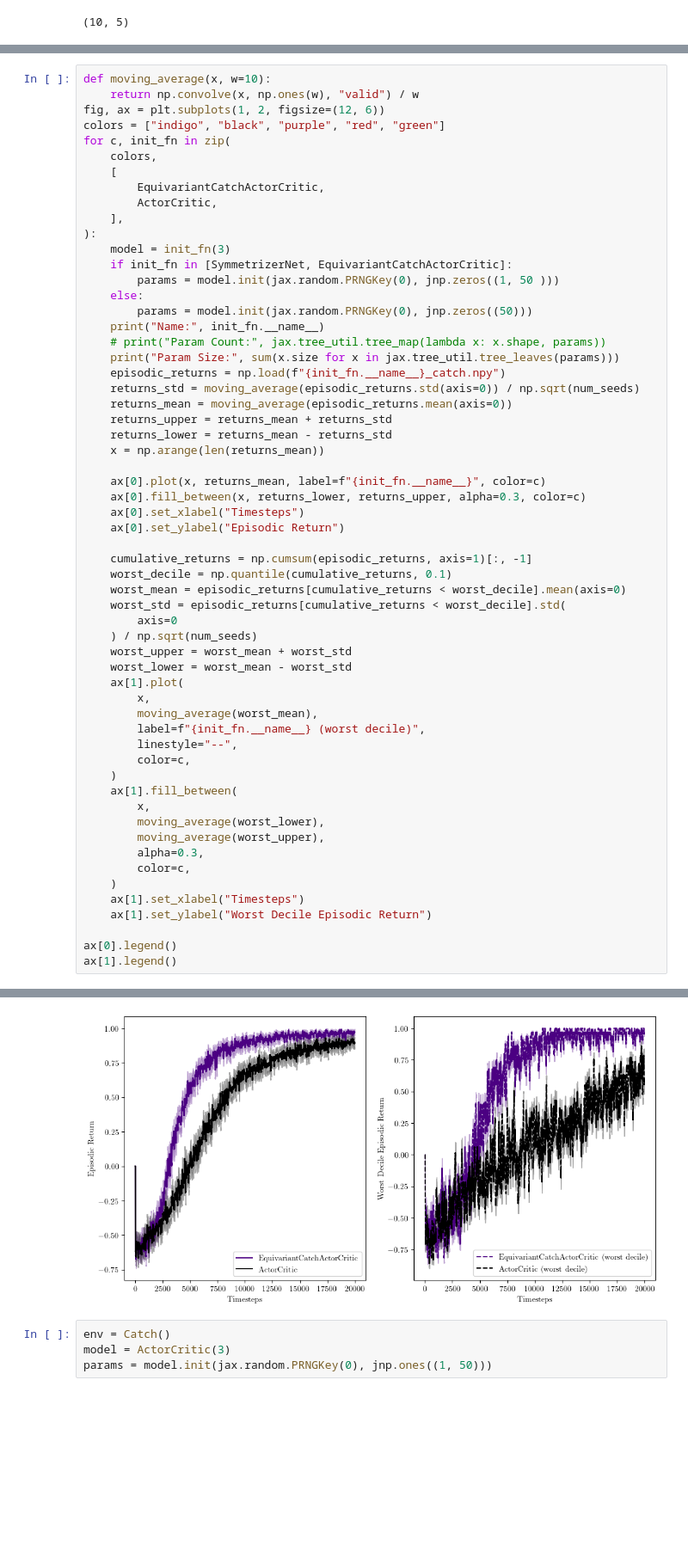
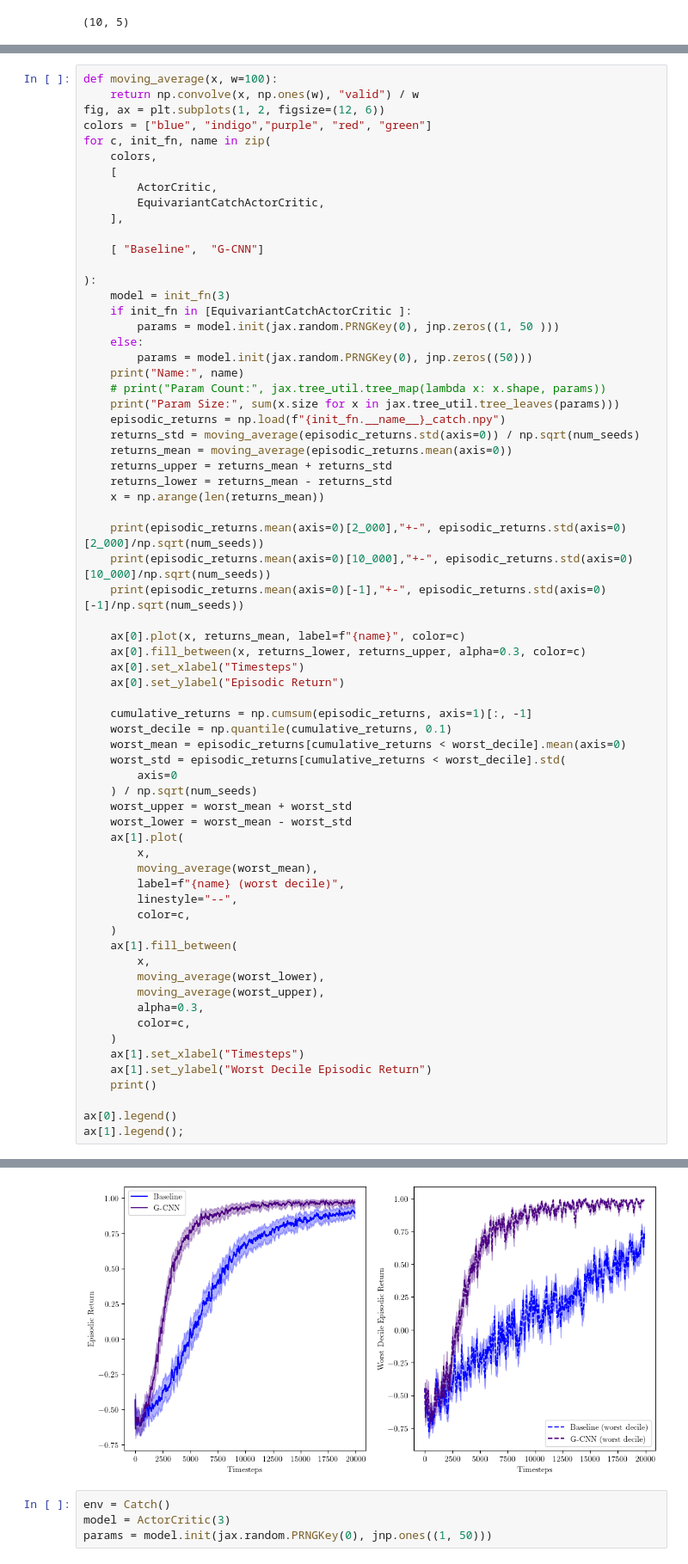
Before and after one commit to seancraven/mono_ms, a Jupyter notebook: base_rl/mf_plotting_catch.ipynb, the cells around one changed output, grey strips where cells are left out. Shown at 86% size. Saved outputs shown, nothing was run; the diff lists cells and outputs as text; blank space fills up the shorter version.

Commit message:
Small changes for plotting

```diff
--- a/base_rl/mf_plotting_catch.ipynb
+++ b/base_rl/mf_plotting_catch.ipynb
@@ -57,23 +43,26 @@ for net_init in [
 ActorCritic
 EquivariantCatchActorCritic
 # %%
-def moving_average(x, w=10):
+def moving_average(x, w=100):
     return np.convolve(x, np.ones(w), "valid") / w
 fig, ax = plt.subplots(1, 2, figsize=(12, 6))
-colors = ["indigo", "black", "purple", "red", "green"]
-for c, init_fn in zip(
+colors = ["blue", "indigo","purple", "red", "green"]
+for c, init_fn, name in zip(
     colors,
     [
+        ActorCritic,
         EquivariantCatchActorCritic,
-        ActorCritic,
     ],
+
+    [ "Baseline",  "G-CNN"]
+
 ):
     model = init_fn(3)
-    if init_fn in [SymmetrizerNet, EquivariantCatchActorCritic]:
+    if init_fn in [EquivariantCatchActorCritic ]:
         params = model.init(jax.random.PRNGKey(0), jnp.zeros((1, 50 )))
     else:
         params = model.init(jax.random.PRNGKey(0), jnp.zeros((50)))
-    print("Name:", init_fn.__name__)
+    print("Name:", name)
     # print("Param Count:", jax.tree_util.tree_map(lambda x: x.shape, params))
     print("Param Size:", sum(x.size for x in jax.tree_util.tree_leaves(params)))
     episodic_returns = np.load(f"{init_fn.__name__}_catch.npy")
@@ -83,7 +72,11 @@ for c, init_fn in zip(
     returns_lower = returns_mean - returns_std
     x = np.arange(len(returns_mean))
 
-    ax[0].plot(x, returns_mean, label=f"{init_fn.__name__}", color=c)
+    print(episodic_returns.mean(axis=0)[2_000],"+-", episodic_returns.std(axis=0)[2_000]/np.sqrt(num_seeds))
+    print(episodic_returns.mean(axis=0)[10_000],"+-", episodic_returns.std(axis=0)[10_000]/np.sqrt(num_seeds))
+    print(episodic_returns.mean(axis=0)[-1],"+-", episodic_returns.std(axis=0)[-1]/np.sqrt(num_seeds))
+
+    ax[0].plot(x, returns_mean, label=f"{name}", color=c)
     ax[0].fill_between(x, returns_lower, returns_upper, alpha=0.3, color=c)
     ax[0].set_xlabel("Timesteps")
     ax[0].set_ylabel("Episodic Return")
@@ -99,7 +92,7 @@ for c, init_fn in zip(
     ax[1].plot(
         x,
         moving_average(worst_mean),
-        label=f"{init_fn.__name__} (worst decile)",
+        label=f"{name} (worst decile)",
         linestyle="--",
         color=c,
     )
@@ -112,7 +105,8 @@ for c, init_fn in zip(
     )
     ax[1].set_xlabel("Timesteps")
     ax[1].set_ylabel("Worst Decile Episodic Return")
+    print()
 
 ax[0].legend()
-ax[1].legend()
+ax[1].legend();
 # %% [output]
@@ -130,4 +124,4 @@ Param Size: 15108
-[figure, old version]
+[figure, new version]
 # %%
 env = Catch()
 model = ActorCritic(3)
```
Also changed, not shown: parts of 5 cells of this notebook, 2 other files.
